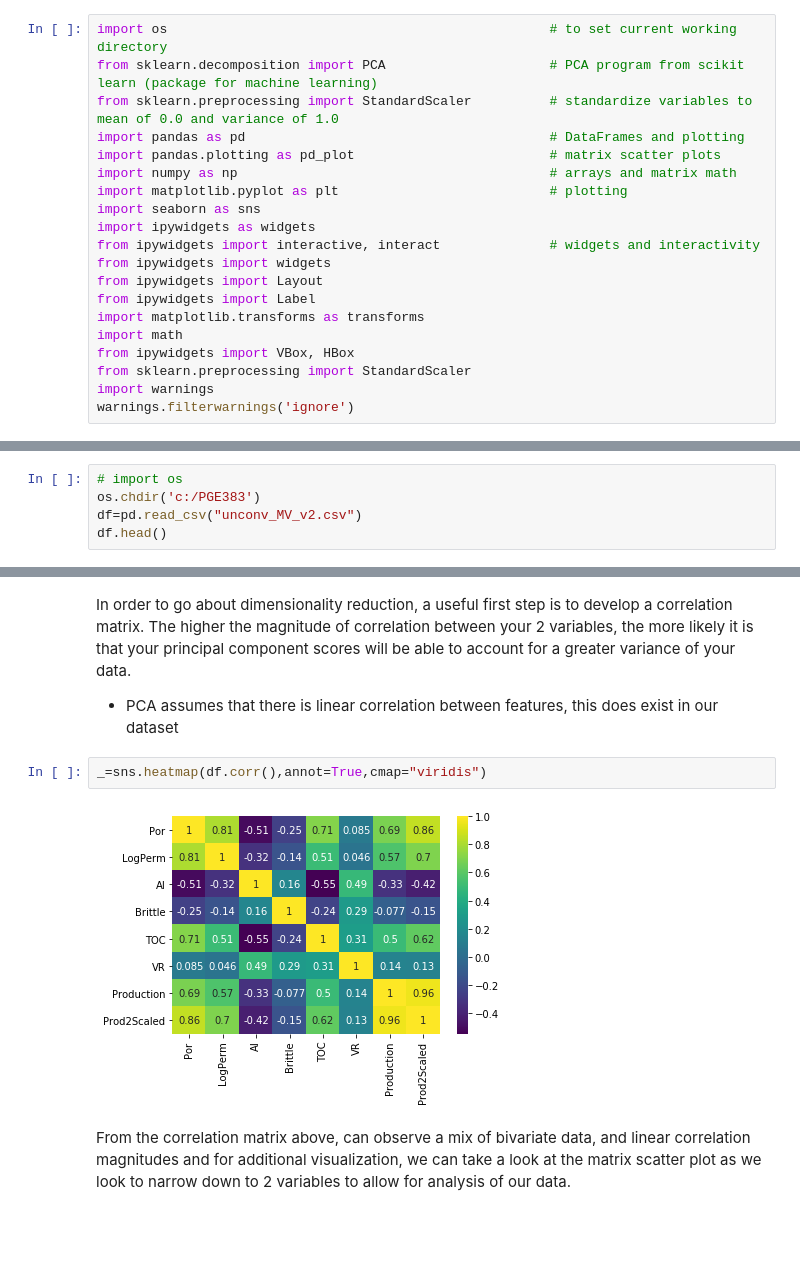
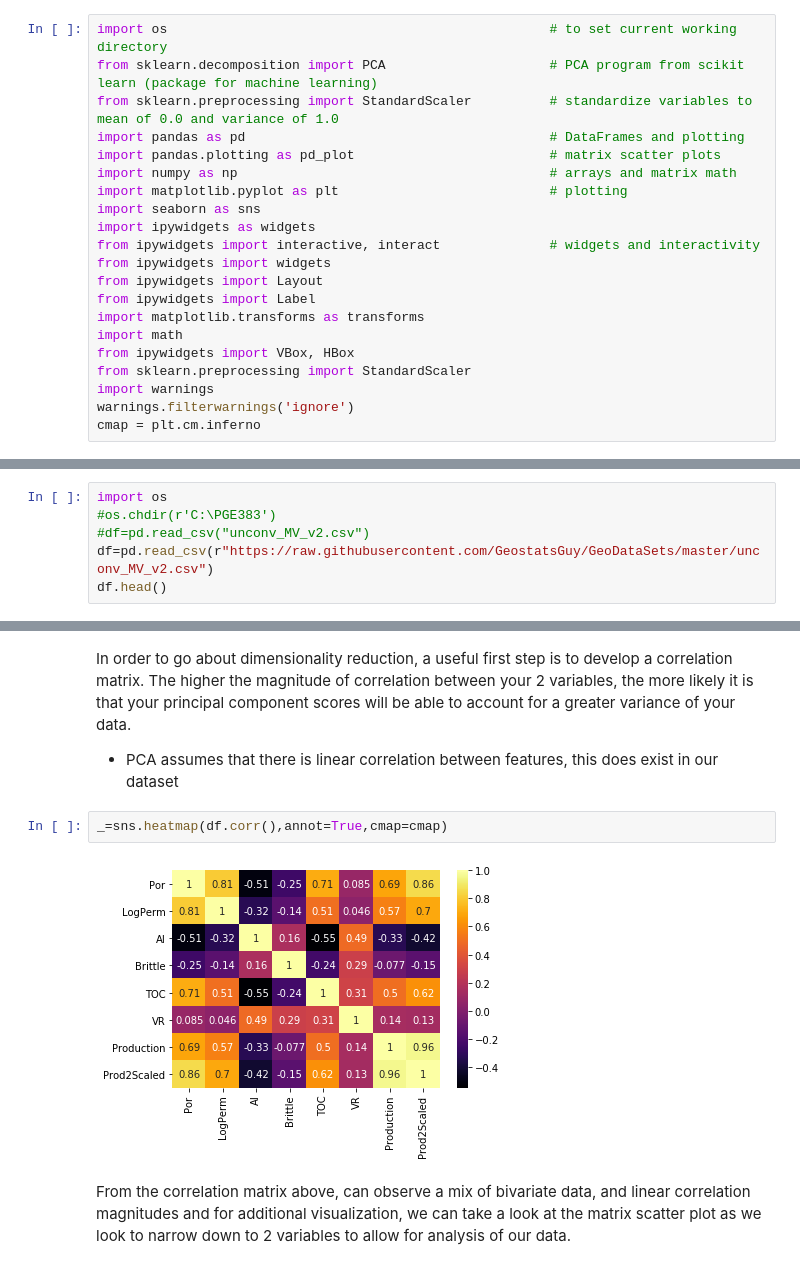
Before and after one commit to GeostatsGuy/PythonNumericalDemos, a Jupyter notebook: Interactive_PCA.ipynb, the cells around one changed output, grey strips where cells are left out. Drawn from its saved outputs; the diff is of its cells as text; blank space fills up the shorter version.

```diff
--- a/Interactive_PCA.ipynb
+++ b/Interactive_PCA.ipynb
@@ -109,6 +115,7 @@ from ipywidgets import VBox, HBox
 from sklearn.preprocessing import StandardScaler
 import warnings
 warnings.filterwarnings('ignore')
+cmap = plt.cm.inferno
 # %% [markdown]
 #### The Data Set
 Next, let’s go ahead and load the data set we are going to be working with. We’re able to view the variables relating to production.
@@ -124,9 +131,10 @@ This dataset has variables from 1,000 unconventional wells including:
 
 First copy the "unconv_MV_v2.csv" comma delimited file from https://github.com/GeostatsGuy/GeoDataSets to your working directory, then run this command to read the file into a DataFrame object (part of Pandas package).
 # %%
-# import os
-os.chdir('c:/PGE383')
-df=pd.read_csv("unconv_MV_v2.csv")
+import os
+#os.chdir(r'C:\PGE383')
+#df=pd.read_csv("unconv_MV_v2.csv")
+df=pd.read_csv(r"https://raw.githubusercontent.com/GeostatsGuy/GeoDataSets/master/unconv_MV_v2.csv")
 df.head()
 # %% [output]
 |  | Sample | Por | LogPerm | AI | Brittle | TOC | VR | Production | Prod2Scaled |
@@ -171,9 +179,9 @@ In order to go about dimensionality reduction, a useful first step is to develop
 
 * PCA assumes that there is linear correlation between features, this does exist in our dataset
 # %%
-_=sns.heatmap(df.corr(),annot=True,cmap="viridis")
+_=sns.heatmap(df.corr(),annot=True,cmap=cmap)
 # %% [output]
-[figure, old version]
+[figure, new version]
 # %% [markdown]
 From the correlation matrix above, can observe a mix of bivariate data, and linear correlation magnitudes and for additional visualization, we can take a look at the matrix scatter plot as we look to narrow down to 2 variables to allow for analysis of our data.
 # %%
```
Also changed, not shown: parts of 7 cells of this notebook.
